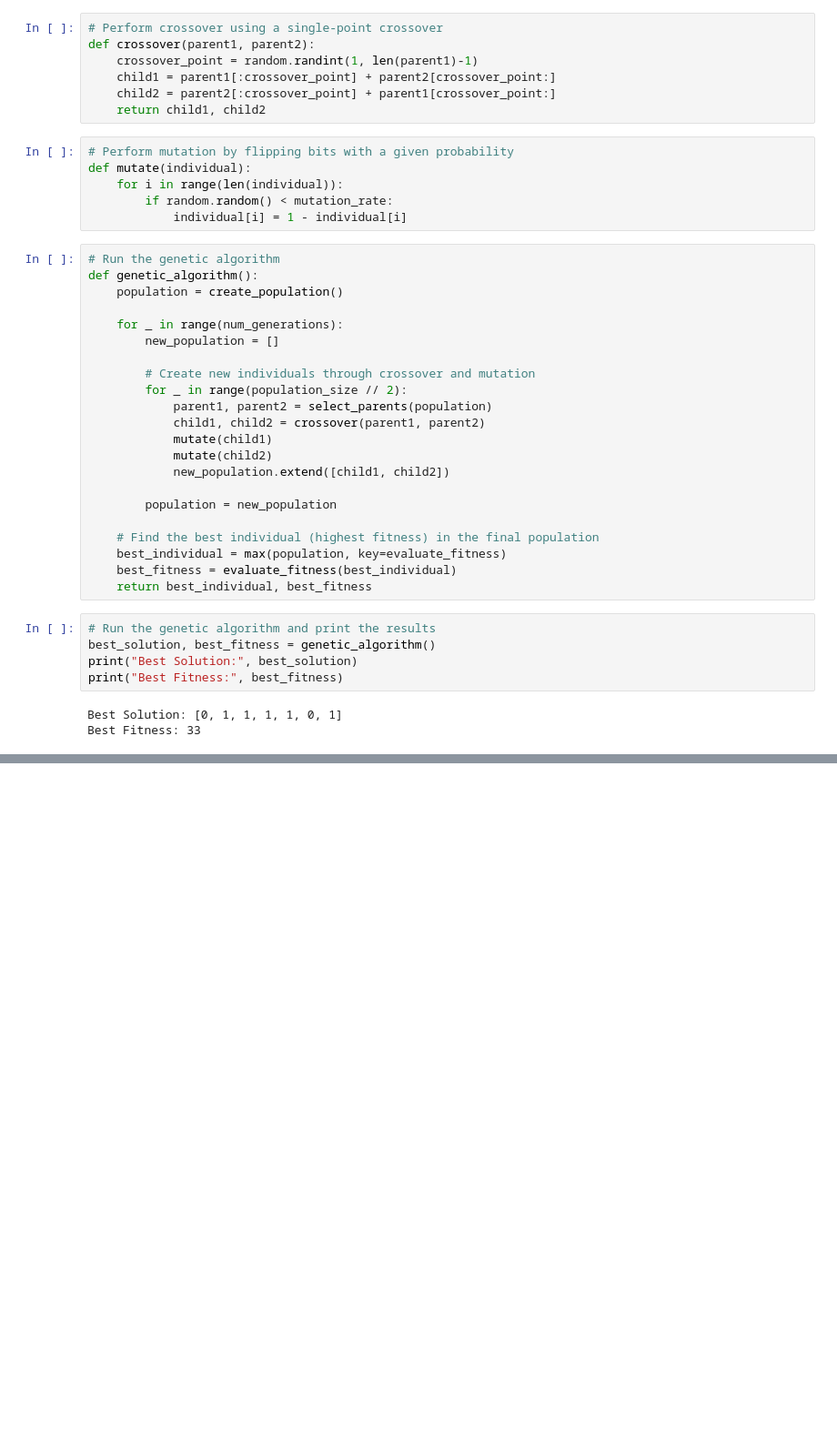
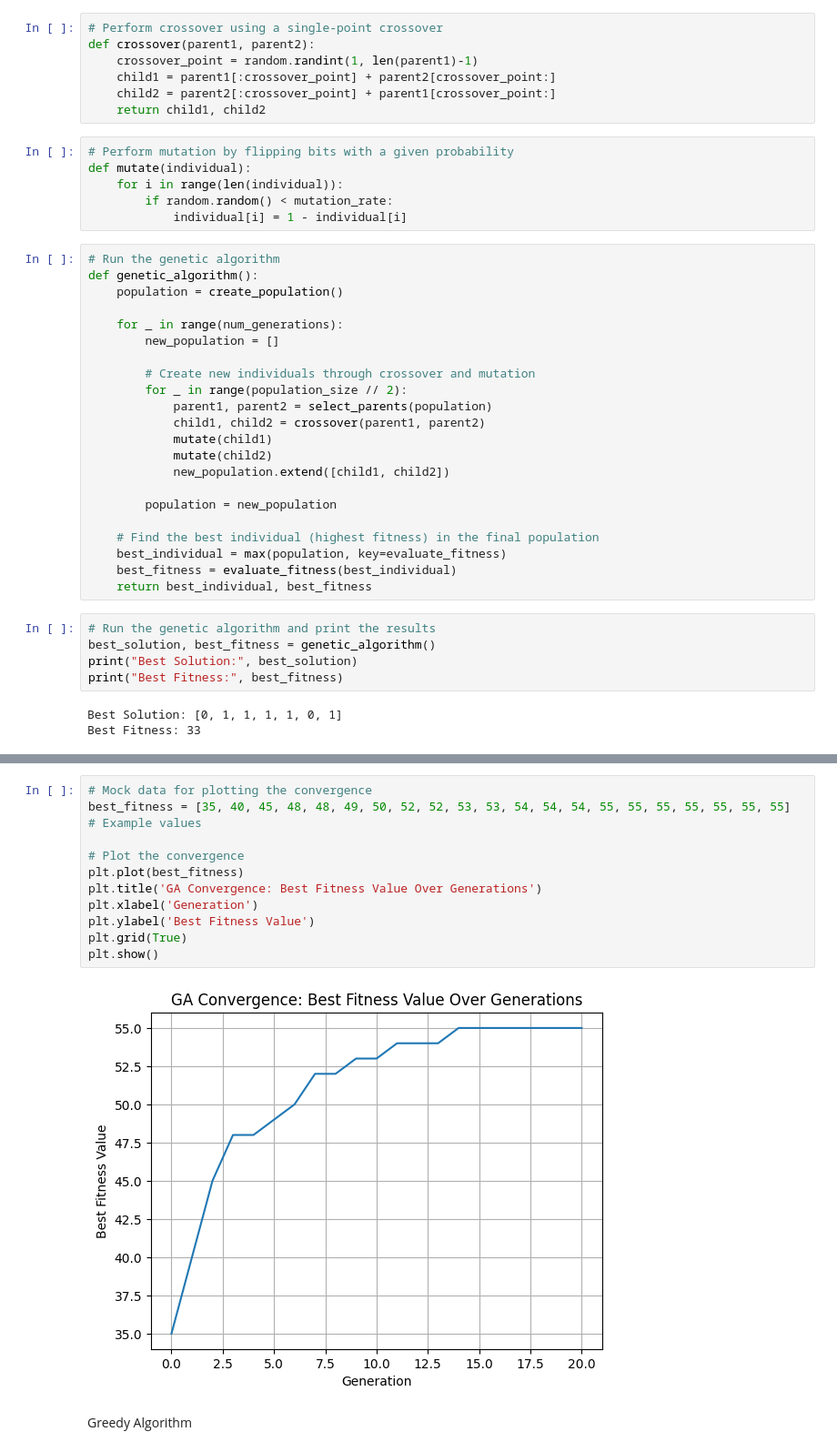
Before and after one commit to Hampsterin/Stuff, a Jupyter notebook: MLPC/mlw5p4.ipynb, the cells around one changed output, grey strips where cells are left out. Shown at 91% size. Saved outputs shown, nothing was run; the diff lists cells and outputs as text; blank space fills up the shorter version.

```diff
--- a/MLPC/mlw5p4.ipynb
+++ b/MLPC/mlw5p4.ipynb
@@ -91,0 +183,15 @@ Best Fitness: 33
+# %%
+# Mock data for plotting the convergence
+best_fitness = [35, 40, 45, 48, 48, 49, 50, 52, 52, 53, 53, 54, 54, 54, 55, 55, 55, 55, 55, 55, 55]  # Example values
+
+# Plot the convergence
+plt.plot(best_fitness)
+plt.title('GA Convergence: Best Fitness Value Over Generations')
+plt.xlabel('Generation')
+plt.ylabel('Best Fitness Value')
+plt.grid(True)
+plt.show()
+# %% [output]
+[figure, added]
+# %% [markdown]
+Greedy Algorithm
```
Also changed, not shown: parts of 12 cells of this notebook.
